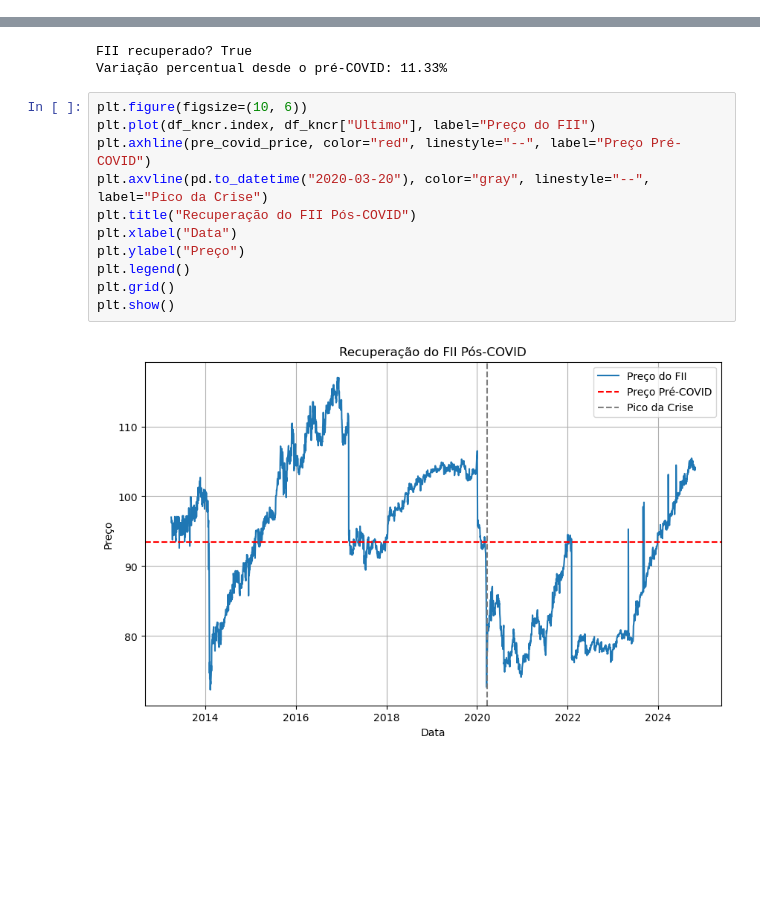
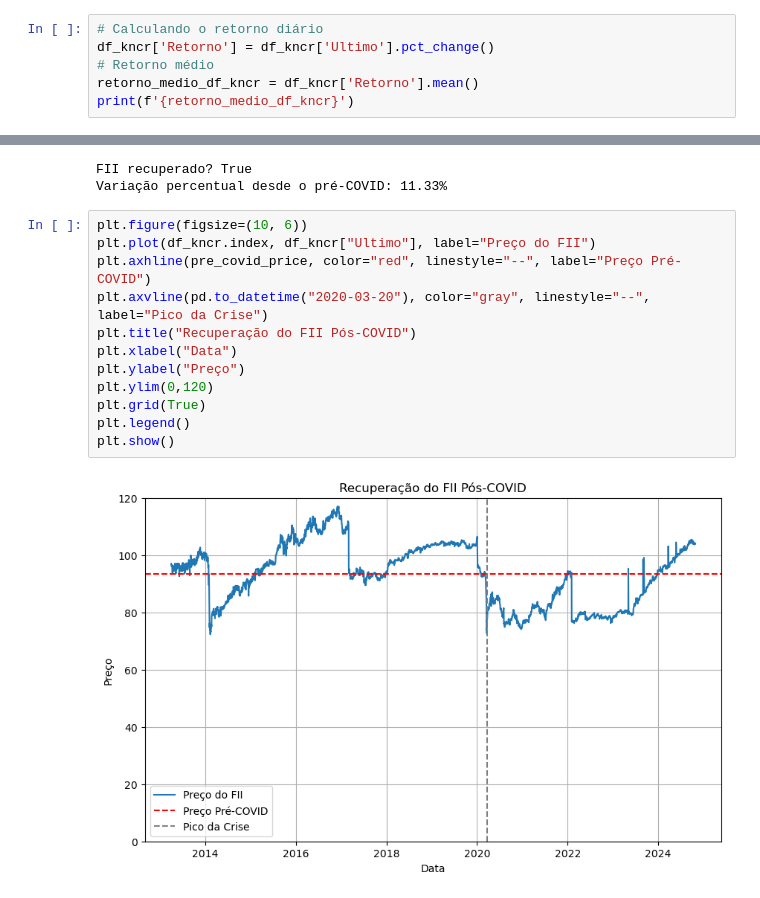
Before and after one commit to luluthedevil/tcc_usp, a Jupyter notebook: Normalizacao_dos_dados.ipynb, the cells around one changed output, grey strips where cells are left out. Drawn from its saved outputs; the diff is of its cells as text; blank space fills up the shorter version.

```diff
--- a/Normalizacao_dos_dados.ipynb
+++ b/Normalizacao_dos_dados.ipynb
@@ -659,0 +700,6 @@ print(f'{retorno_medio}')
+# %%
+# Calculando o retorno diário
+df_kncr['Retorno'] = df_kncr['Ultimo'].pct_change()
+# Retorno médio
+retorno_medio_df_kncr = df_kncr['Retorno'].mean()
+print(f'{retorno_medio_df_kncr}')
@@ -835,13 +1206,14 @@ Variação percentual desde o pré-COVID: 11.33%
 # %%
 plt.figure(figsize=(10, 6))
 plt.plot(df_kncr.index, df_kncr["Ultimo"], label="Preço do FII")
 plt.axhline(pre_covid_price, color="red", linestyle="--", label="Preço Pré-COVID")
 plt.axvline(pd.to_datetime("2020-03-20"), color="gray", linestyle="--", label="Pico da Crise")
 plt.title("Recuperação do FII Pós-COVID")
 plt.xlabel("Data")
 plt.ylabel("Preço")
+plt.ylim(0,120)
+plt.grid(True)
 plt.legend()
-plt.grid()
 plt.show()
 # %% [output]
-[figure, old version]
+[figure, new version]
```
Also changed, not shown: parts of 52 cells of this notebook.
